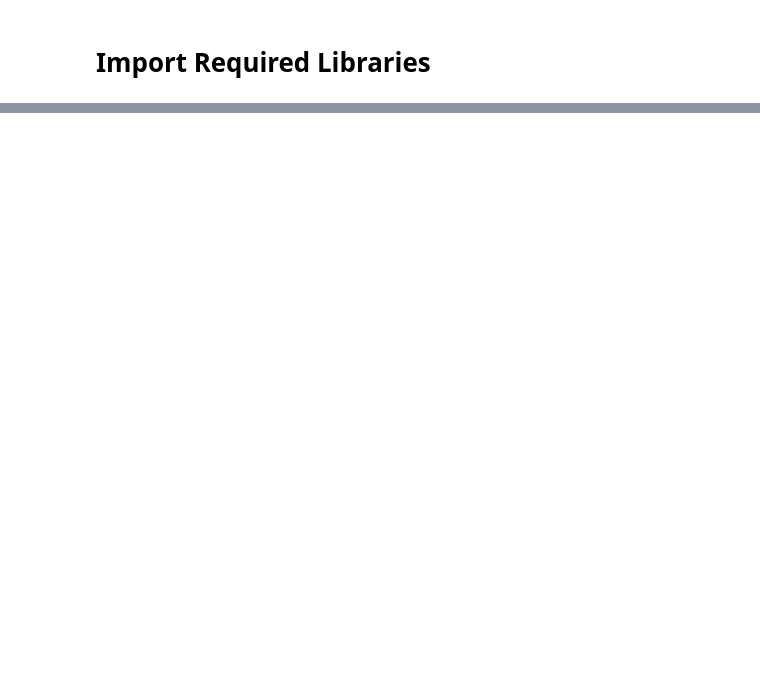
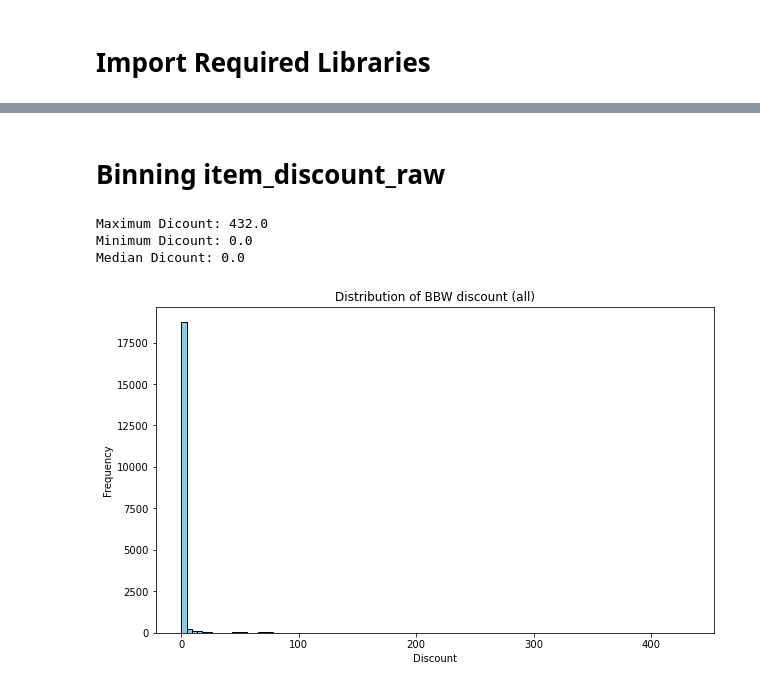
Before and after one commit to kevanoktavio/CloudWine_DemandPrediction, a Jupyter notebook: development/notebooks/midterm_checkpoint.ipynb, the cells around one changed output, grey strips where cells are left out. Cells and saved outputs as stored; diff of their text form; code cells hidden in the pictures; blank space fills up the shorter version.

```diff
--- a/development/notebooks/midterm_checkpoint.ipynb
+++ b/development/notebooks/midterm_checkpoint.ipynb
@@ -35,0 +276,2 @@ from sklearn.metrics import mean_absolute_percentage_error, mean_squared_error
+# %%
+before_preprocess = raw_dropna2.copy(deep=True)
@@ -35,0 +366,12 @@ from sklearn.metrics import mean_absolute_percentage_error, mean_squared_error
+# %%
+column_mapping = {
+    'Name': 'customer_id',
+    'Created at': 'order_time',
+    'Lineitem quantity': 'item_quantity',
+    'Lineitem name': 'item_id',
+    'Lineitem price': 'item_price',
+    'Lineitem discount': 'item_discount_raw'
+}
+
+to_process = name_normalised.rename(columns=column_mapping)
+to_process
@@ -35,0 +392,22 @@ from sklearn.metrics import mean_absolute_percentage_error, mean_squared_error
+# %% [markdown]
+# Binning item_discount_raw
+# %%
+max_discount = to_process['item_discount_raw'].max()
+min_discount = to_process['item_discount_raw'].min()
+median_discount = to_process['item_discount_raw'].median()
+
+print("Maximum Dicount:", max_discount)
+print("Minimum Dicount:", min_discount)
+print("Median Dicount:", median_discount)
+
+plt.figure(figsize=(10, 6))
+plt.hist(to_process['item_discount_raw'], bins=100, range=(min_discount, max_discount), color='skyblue', edgecolor='black')
+plt.title('Distribution of BBW discount (all)')
+plt.xlabel('Discount')
+plt.ylabel('Frequency')
+plt.show()
+# %% [output]
+Maximum Dicount: 432.0
+Minimum Dicount: 0.0
+Median Dicount: 0.0
+[figure, added]
```
Also changed, not shown: parts of 53 cells of this notebook, 3 other files.
